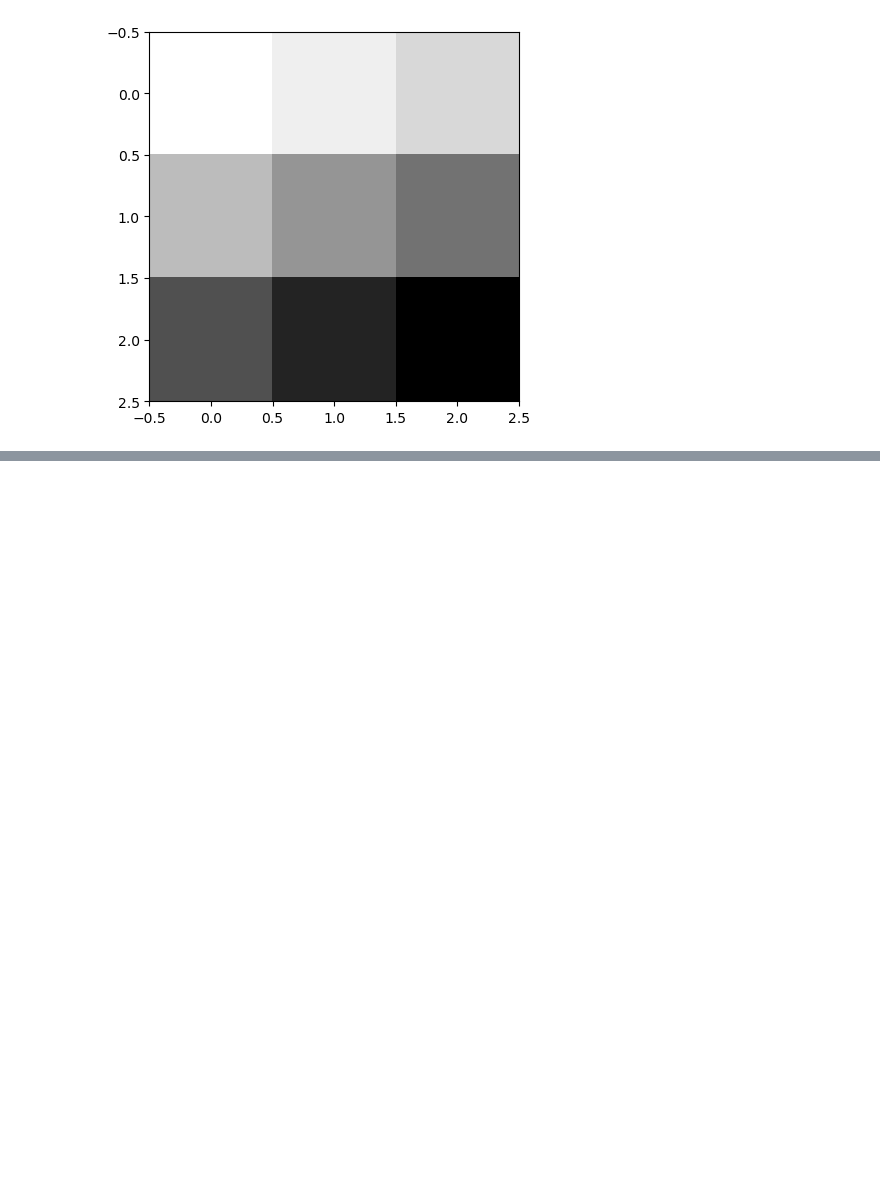
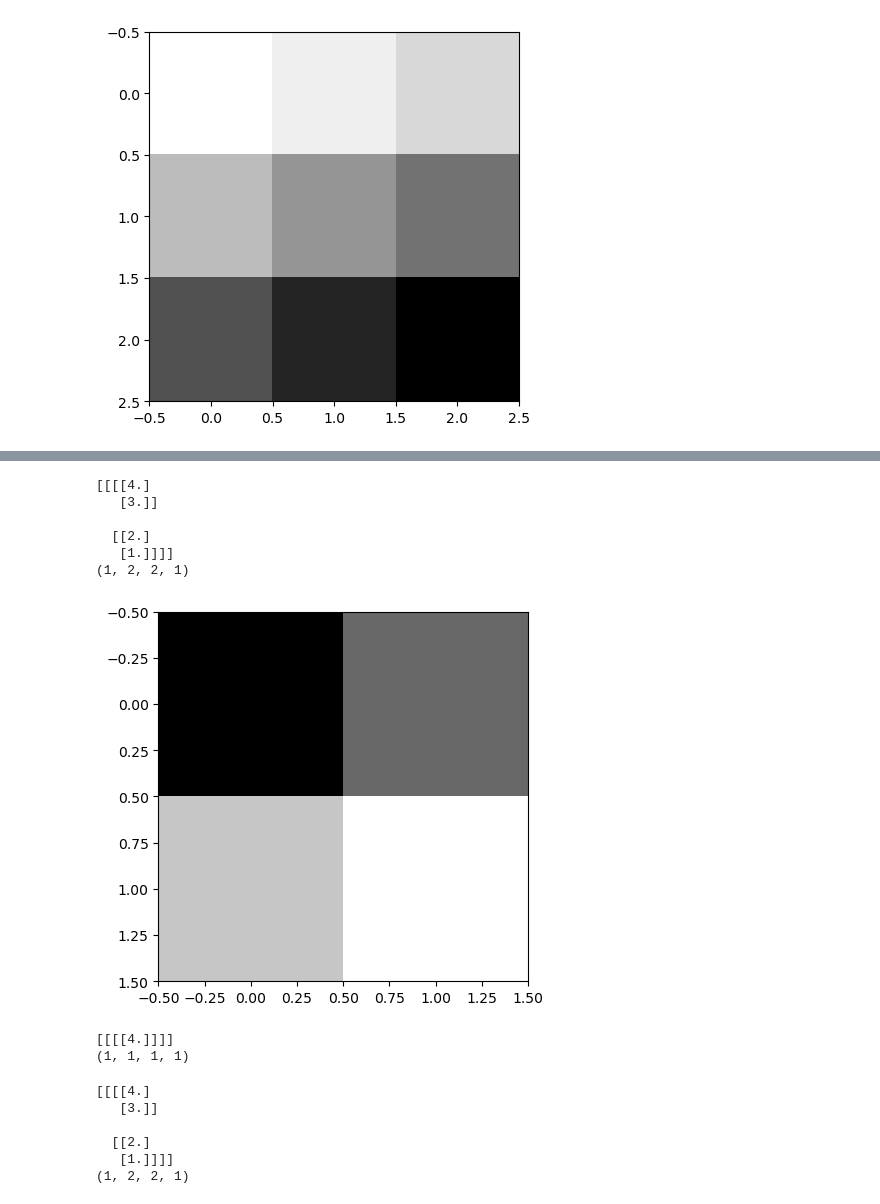
Before and after one commit to latencyspace/AI, a Jupyter notebook: 01_인공지능 기초/딥러닝 Tensorflow/07_cnn_basic.ipynb, the cells around one changed output, grey strips where cells are left out. Cells and saved outputs as stored; diff of their text form; code cells hidden in the pictures; blank space fills up the shorter version.

```diff
--- a/01_인공지능 기초/딥러닝 Tensorflow/07_cnn_basic.ipynb
+++ b/01_인공지능 기초/딥러닝 Tensorflow/07_cnn_basic.ipynb
@@ -32,0 +172,44 @@ plt.show()
+# %%
+# max pooling
+image  = np.array([[[[4.],[3.]],
+                    [[2.],[1.]]]],dtype=np.float32)
+print(image)
+print(image.shape)
+plt.imshow(image.reshape(2,2),cmap='Greys')
+plt.show()
+# %% [output]
+[[[[4.]
+   [3.]]
+
+  [[2.]
+   [1.]]]]
+(1, 2, 2, 1)
+[figure, added]
+# %%
+# padding='VALID'  , zero padding을 하지 않음  , (1,2,2,1) --> (1,1,1,1)
+# (N - F)/strides + 1 , F: kernel size(ksize)
+# (2 - 2)/1 + 1 = 1
+# ksize : 2, 원본에서 추출할 이미지의 범위
+
+pool = tf.nn.max_pool(image,ksize=[1,2,2,1],strides=[1,1,1,1],padding='VALID')
+print(pool.numpy()) # [[[[4.]]]]
+print(pool.shape)  # (1, 1, 1, 1)
+# %% [output]
+[[[[4.]]]]
+(1, 1, 1, 1)
+# %%
+# padding='SAME'  , zero padding을 했을 때  , (1,2,2,1) --> (1,2,2,1)
+# (N - F)/strides + 1 , F: kernel size(ksize)
+# (2+1 - 2)/1 + 1 = 2
+# ksize : 2, 원본에서 추출할 이미지의 범위
+
+pool = tf.nn.max_pool(image,ksize=[1,2,2,1],strides=[1,1,1,1],padding='SAME')
+print(pool.numpy()) #
+print(pool.shape)   # (1, 2, 2, 1)
+# %% [output]
+[[[[4.]
+   [3.]]
+
+  [[2.]
+   [1.]]]]
+(1, 2, 2, 1)
```
Also changed, not shown: parts of 6 cells of this notebook.
